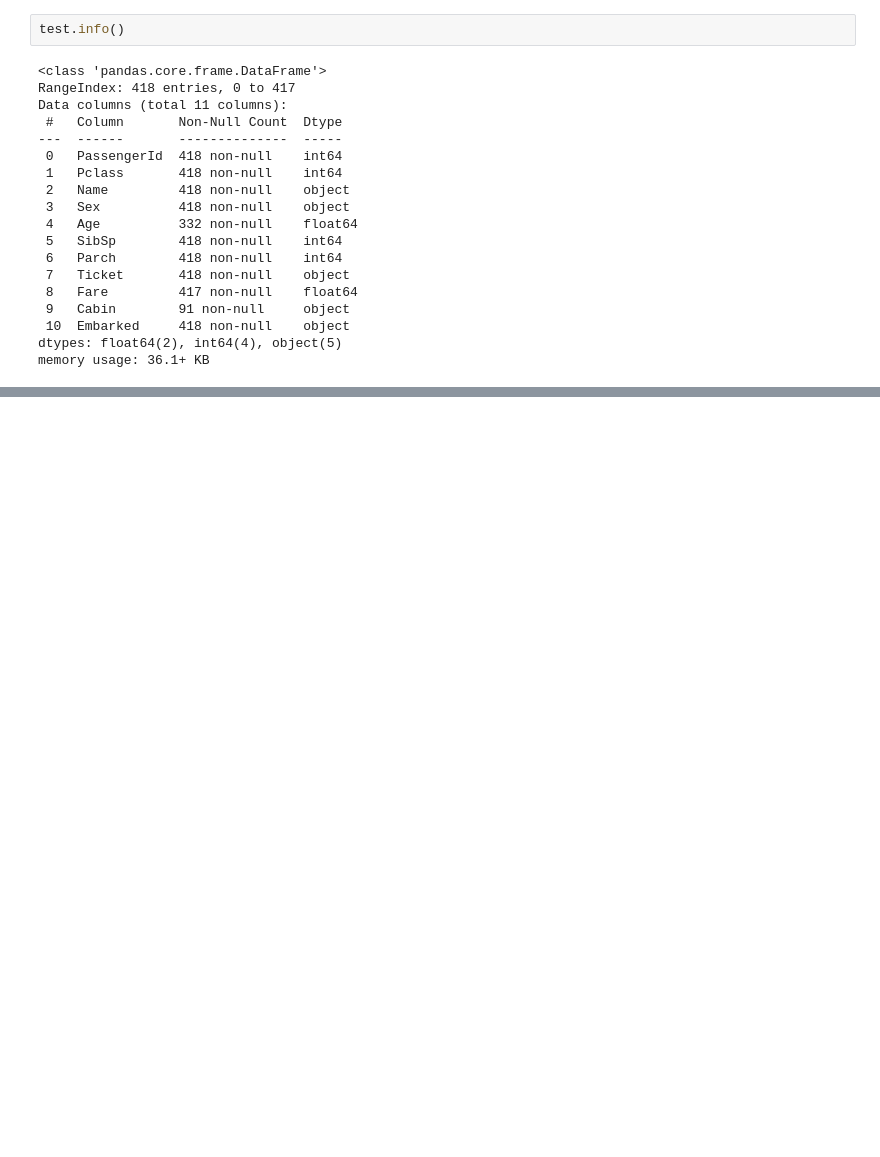
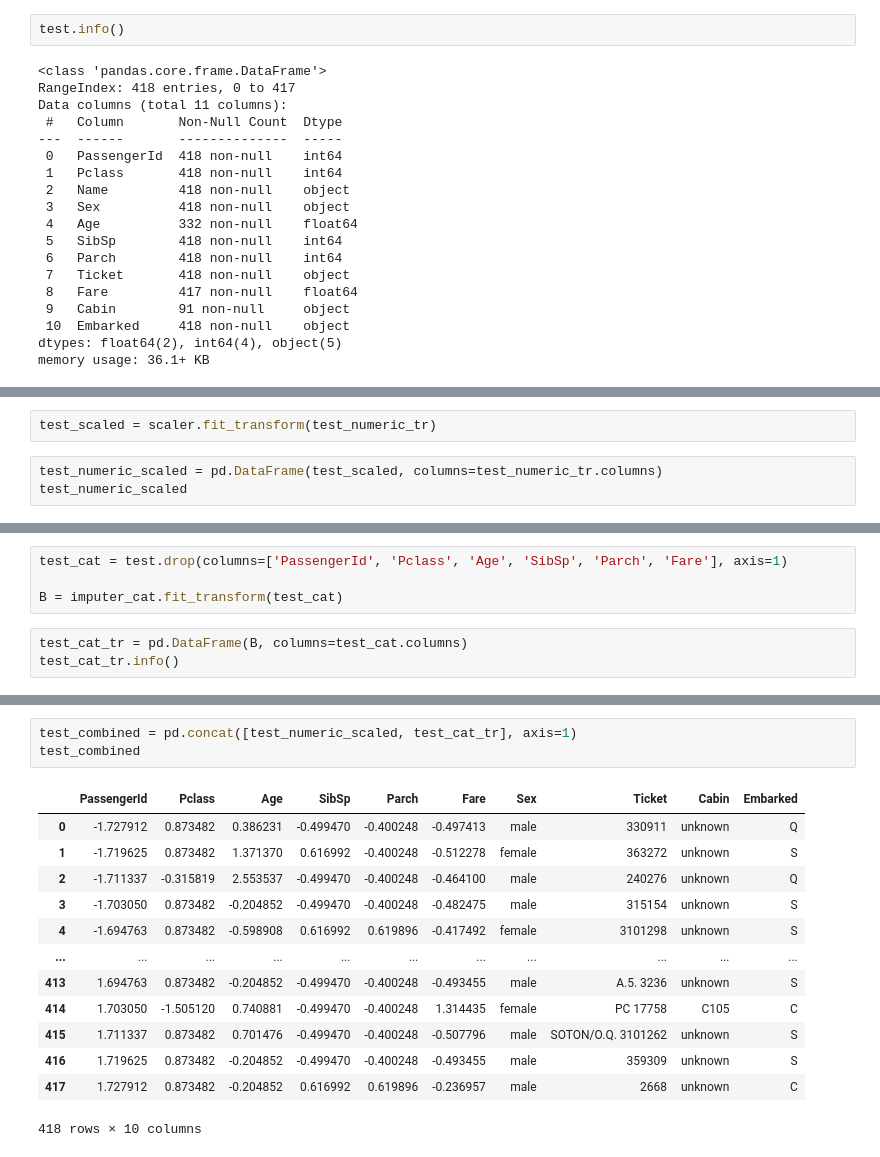
Before and after one commit to Rishabhpm23/TitanicSurvivalPredictor, a Jupyter notebook: titanic_survival_predictor.ipynb, the cells around one changed output, grey strips where cells are left out. Cells and saved outputs as stored; diff of their text form; blank space fills up the shorter version.

```diff
--- a/titanic_survival_predictor.ipynb
+++ b/titanic_survival_predictor.ipynb
@@ -405,0 +448,5 @@ memory usage: 36.1+ KB
+# %%
+test_scaled = scaler.fit_transform(test_numeric_tr)
+# %%
+test_numeric_scaled = pd.DataFrame(test_scaled, columns=test_numeric_tr.columns)
+test_numeric_scaled
@@ -405,0 +467,7 @@ memory usage: 36.1+ KB
+# %%
+test_cat = test.drop(columns=['PassengerId', 'Pclass', 'Age', 'SibSp', 'Parch', 'Fare'], axis=1)
+
+B = imputer_cat.fit_transform(test_cat)
+# %%
+test_cat_tr = pd.DataFrame(B, columns=test_cat.columns)
+test_cat_tr.info()
@@ -405,0 +486,17 @@ memory usage: 36.1+ KB
+# %%
+test_combined = pd.concat([test_numeric_scaled, test_cat_tr], axis=1)
+test_combined
+# %% [output]
+|  | PassengerId | Pclass | Age | SibSp | Parch | Fare | Sex | Ticket | Cabin | Embarked |
+| 0 | -1.727912 | 0.873482 | 0.386231 | -0.499470 | -0.400248 | -0.497413 | male | 330911 | unknown | Q |
+| 1 | -1.719625 | 0.873482 | 1.371370 | 0.616992 | -0.400248 | -0.512278 | female | 363272 | unknown | S |
+| 2 | -1.711337 | -0.315819 | 2.553537 | -0.499470 | -0.400248 | -0.464100 | male | 240276 | unknown | Q |
+| 3 | -1.703050 | 0.873482 | -0.204852 | -0.499470 | -0.400248 | -0.482475 | male | 315154 | unknown | S |
+| 4 | -1.694763 | 0.873482 | -0.598908 | 0.616992 | 0.619896 | -0.417492 | female | 3101298 | unknown | S |
+| ... | ... | ... | ... | ... | ... | ... | ... | ... | ... | ... |
+| 413 | 1.694763 | 0.873482 | -0.204852 | -0.499470 | -0.400248 | -0.493455 | male | A.5. 3236 | unknown | S |
+| 414 | 1.703050 | -1.505120 | 0.740881 | -0.499470 | -0.400248 | 1.314435 | female | PC 17758 | C105 | C |
+| 415 | 1.711337 | 0.873482 | 0.701476 | -0.499470 | -0.400248 | -0.507796 | male | SOTON/O.Q. 3101262 | unknown | S |
+| 416 | 1.719625 | 0.873482 | -0.204852 | -0.499470 | -0.400248 | -0.493455 | male | 359309 | unknown | S |
+| 417 | 1.727912 | 0.873482 | -0.204852 | 0.616992 | 0.619896 | -0.236957 | male | 2668 | unknown | C |
+418 rows × 10 columns
```
Also changed, not shown: parts of 10 cells of this notebook, 1 other file.
